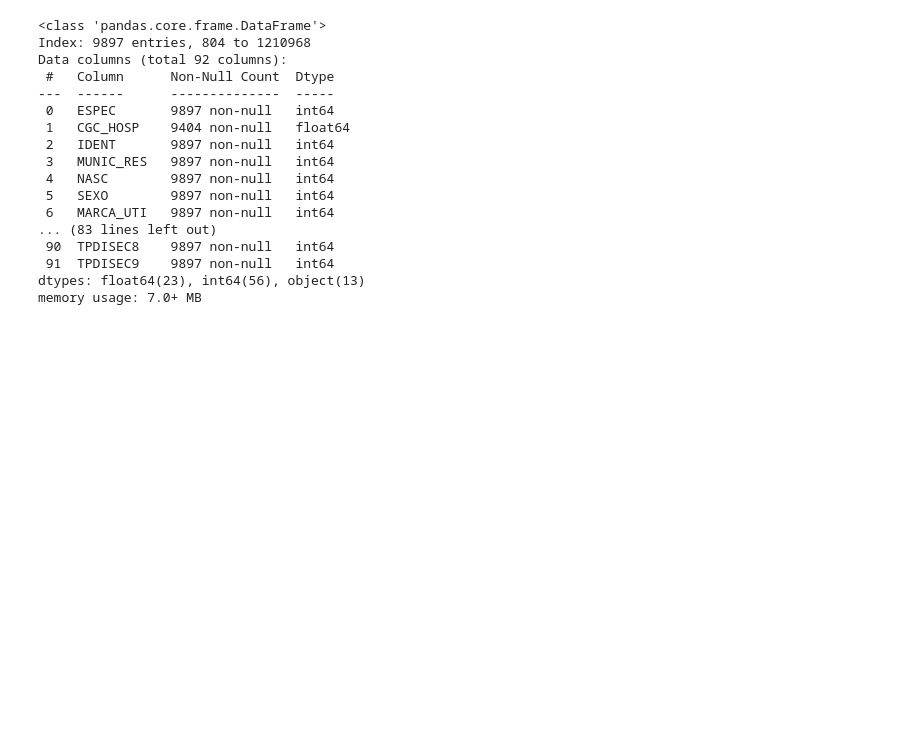
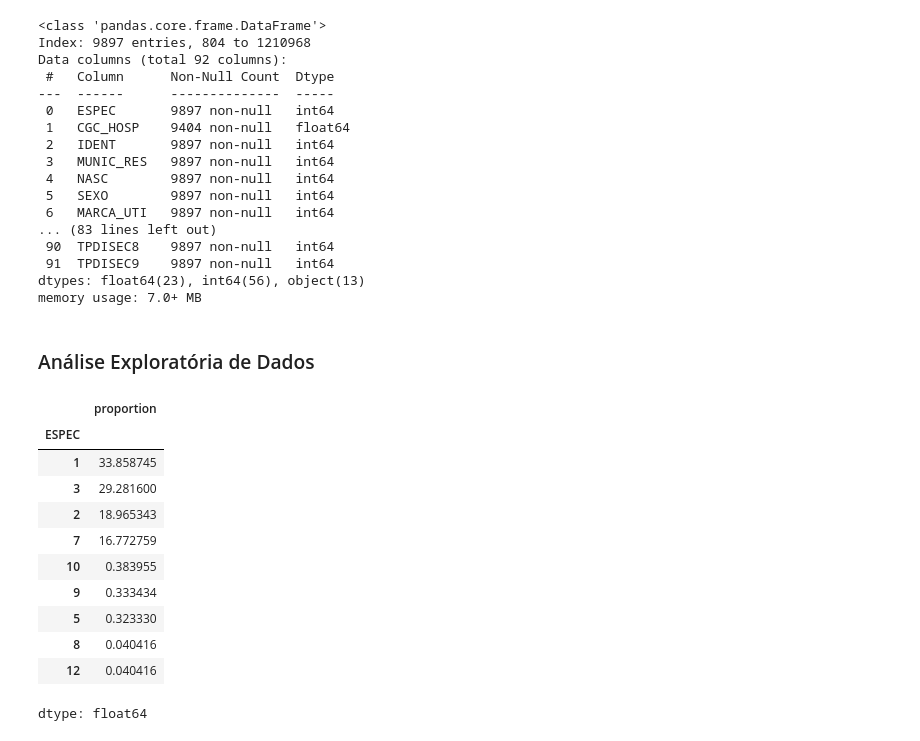
Before and after one commit to lucasmeirellesmachado/CDIA-Estatistica_II, a Jupyter notebook: Atividade_Avaliativa_Semana_de_Imersao.ipynb, the cells around one changed output. Saved outputs shown, nothing was run; the diff lists cells and outputs as text; code cells hidden in the pictures; blank space fills up the shorter version.

```diff
--- a/Atividade_Avaliativa_Semana_de_Imersao.ipynb
+++ b/Atividade_Avaliativa_Semana_de_Imersao.ipynb
@@ -185,3 +185,22 @@ Data columns (total 92 columns):
  91  TPDISEC9    9897 non-null   int64
 dtypes: float64(23), int64(56), object(13)
 memory usage: 7.0+ MB
+# %% [markdown]
+### Análise Exploratória de Dados
+# %%
+# Verificando a proporção de especialidades dos leitos
+
+SIH_final['ESPEC'].value_counts(normalize=True)*100
+# %% [output]
+|  | proportion |
+| ESPEC |  |
+| 1 | 33.858745 |
+| 3 | 29.281600 |
+| 2 | 18.965343 |
+| 7 | 16.772759 |
+| 10 | 0.383955 |
+| 9 | 0.333434 |
+| 5 | 0.323330 |
+| 8 | 0.040416 |
+| 12 | 0.040416 |
+dtype: float64
```
Also changed, not shown: parts of 2 cells of this notebook.
